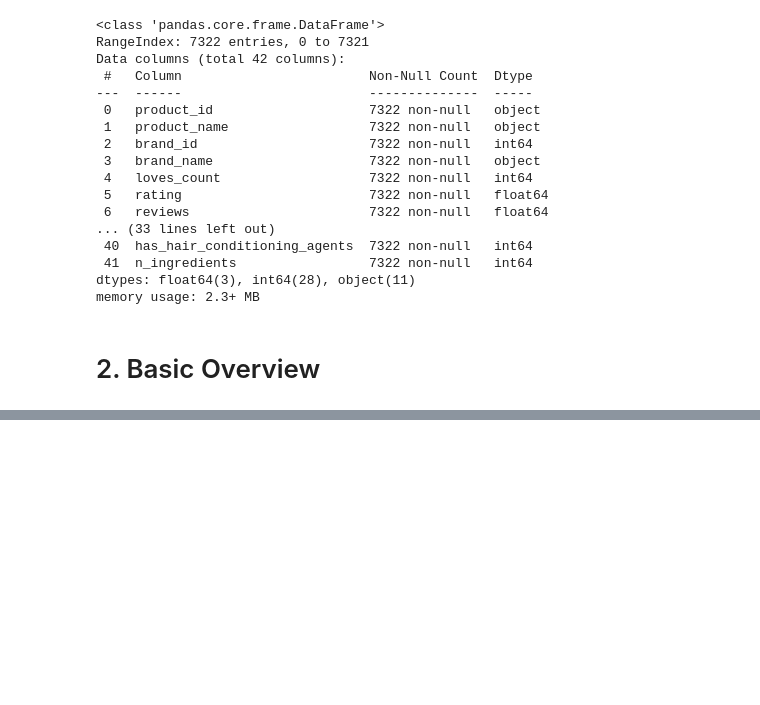
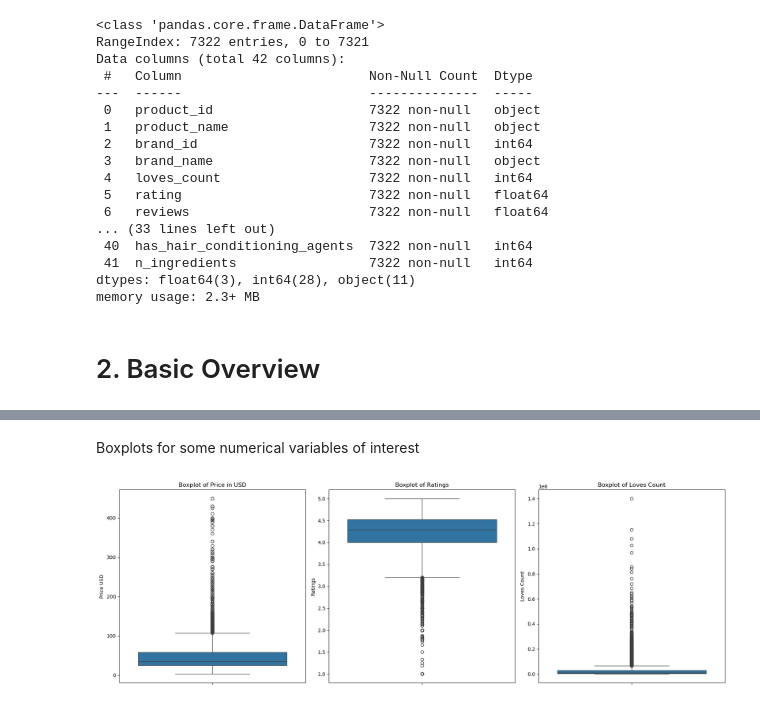
Before and after one commit to juliaaaloopez/visual_analytics_final_project, a Jupyter notebook: EDA.ipynb, the cells around one changed output, grey strips where cells are left out. Drawn from its saved outputs; the diff is of its cells as text; code cells hidden in the pictures; blank space fills up the shorter version.

```diff
--- a/EDA.ipynb
+++ b/EDA.ipynb
@@ -311,0 +302,26 @@ plt.show()
+# %% [markdown]
+Boxplots for some numerical variables of interest
+# %%
+
+fig, axes = plt.subplots(1, 3, figsize=(18, 6))
+
+# Boxplot for 'price_usd'
+sns.boxplot(y=df['price_usd'], ax=axes[0])
+axes[0].set_title('Boxplot of Price in USD')
+axes[0].set_ylabel('Price USD')
+
+# Boxplot for 'ratings'
+sns.boxplot(y=df['rating'], ax=axes[1])
+axes[1].set_title('Boxplot of Ratings')
+axes[1].set_ylabel('Ratings')
+
+# Boxplot for 'loves_count'
+sns.boxplot(y=df['loves_count'], ax=axes[2])
+axes[2].set_title('Boxplot of Loves Count')
+axes[2].set_ylabel('Loves Count')
+
+# Display the plots
+plt.tight_layout()
+plt.show()
+# %% [output]
+[figure, added]
```
Also changed, not shown: parts of 20 cells of this notebook.
